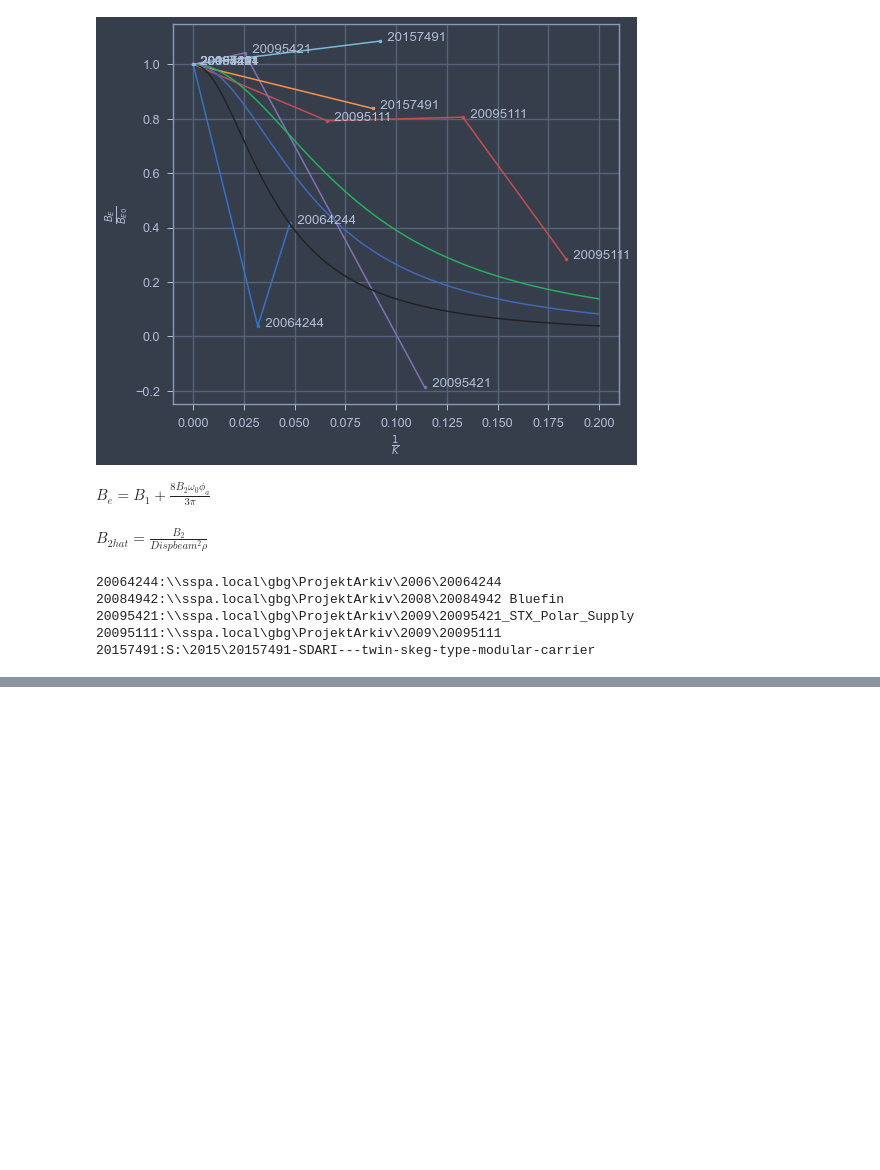
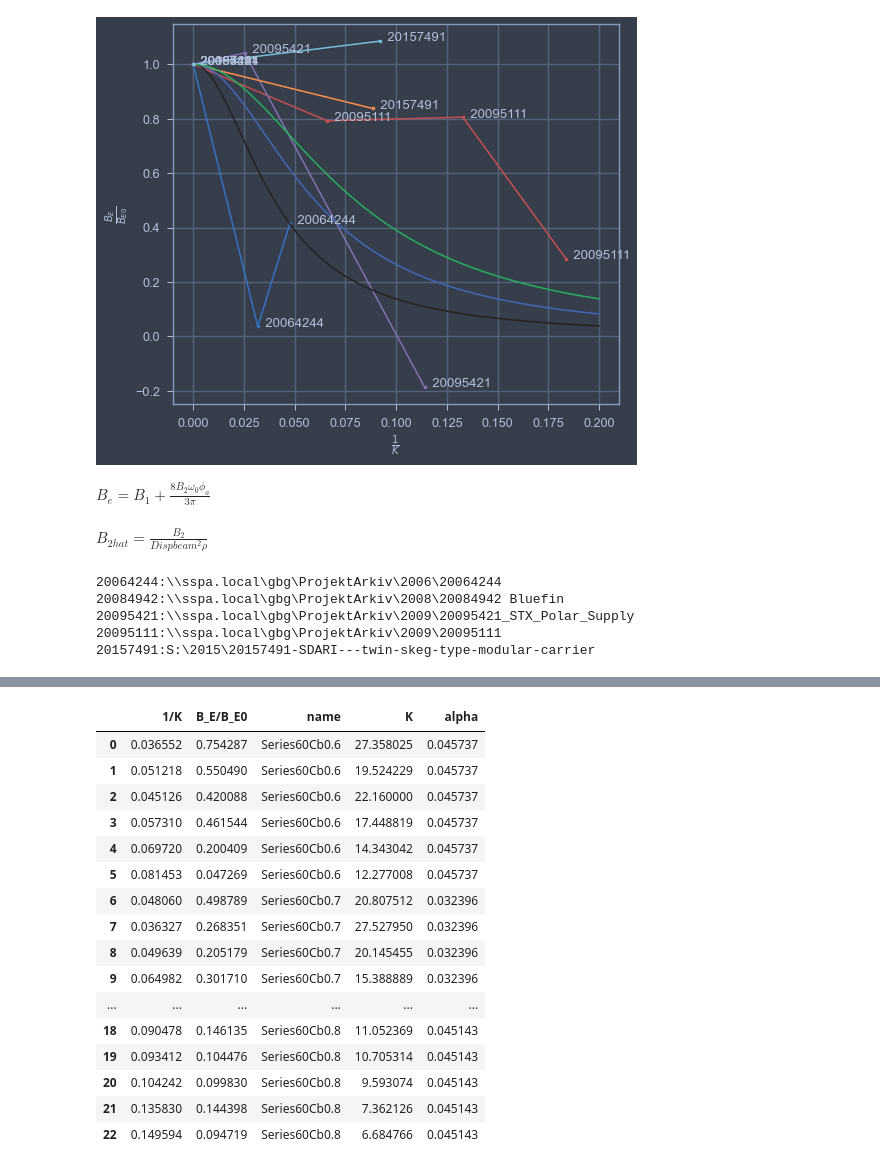
Before and after one commit to martinlarsalbert/Prediction-of-roll-motion-using-fully-nonlinear-potential-flow-and-Ikedas-method, a Jupyter notebook: notebooks/15.1_B_E_speed_db_analysis.ipynb, the cells around one changed output, grey strips where cells are left out. Cells and saved outputs as stored; diff of their text form; code cells hidden in the pictures; blank space fills up the shorter version.

```diff
--- a/notebooks/15.1_B_E_speed_db_analysis.ipynb
+++ b/notebooks/15.1_B_E_speed_db_analysis.ipynb
@@ -178,0 +260,29 @@ for p in df_bare_hull['project_path'].unique():
+# %%
+df_experiment['alpha'] = 0
+for name, df in df_experiment.groupby(by='name'):
+
+    coeffs, _ = curve_fit(f=lambda_eddy_speed, xdata=df['K'], ydata=df[r'B_E/B_E0'],
+             bounds=(0,np.inf))
+
+    df['alpha'] = coeffs[0]
+    df_experiment.loc[df.index,'alpha'] = df['alpha']
+# %%
+df_experiment
+# %% [output]
+|  | 1/K | B_E/B_E0 | name | K | alpha |
+| 0 | 0.036552 | 0.754287 | Series60Cb0.6 | 27.358025 | 0.045737 |
+| 1 | 0.051218 | 0.550490 | Series60Cb0.6 | 19.524229 | 0.045737 |
+| 2 | 0.045126 | 0.420088 | Series60Cb0.6 | 22.160000 | 0.045737 |
+| 3 | 0.057310 | 0.461544 | Series60Cb0.6 | 17.448819 | 0.045737 |
+| 4 | 0.069720 | 0.200409 | Series60Cb0.6 | 14.343042 | 0.045737 |
+| 5 | 0.081453 | 0.047269 | Series60Cb0.6 | 12.277008 | 0.045737 |
+| 6 | 0.048060 | 0.498789 | Series60Cb0.7 | 20.807512 | 0.032396 |
+| 7 | 0.036327 | 0.268351 | Series60Cb0.7 | 27.527950 | 0.032396 |
+| 8 | 0.049639 | 0.205179 | Series60Cb0.7 | 20.145455 | 0.032396 |
+| 9 | 0.064982 | 0.301710 | Series60Cb0.7 | 15.388889 | 0.032396 |
+| ... | ... | ... | ... | ... | ... |
+| 18 | 0.090478 | 0.146135 | Series60Cb0.8 | 11.052369 | 0.045143 |
+| 19 | 0.093412 | 0.104476 | Series60Cb0.8 | 10.705314 | 0.045143 |
+| 20 | 0.104242 | 0.099830 | Series60Cb0.8 | 9.593074 | 0.045143 |
+| 21 | 0.135830 | 0.144398 | Series60Cb0.8 | 7.362126 | 0.045143 |
+| 22 | 0.149594 | 0.094719 | Series60Cb0.8 | 6.684766 | 0.045143 |
```
Also changed, not shown: parts of 5 cells of this notebook, 12 other files.
